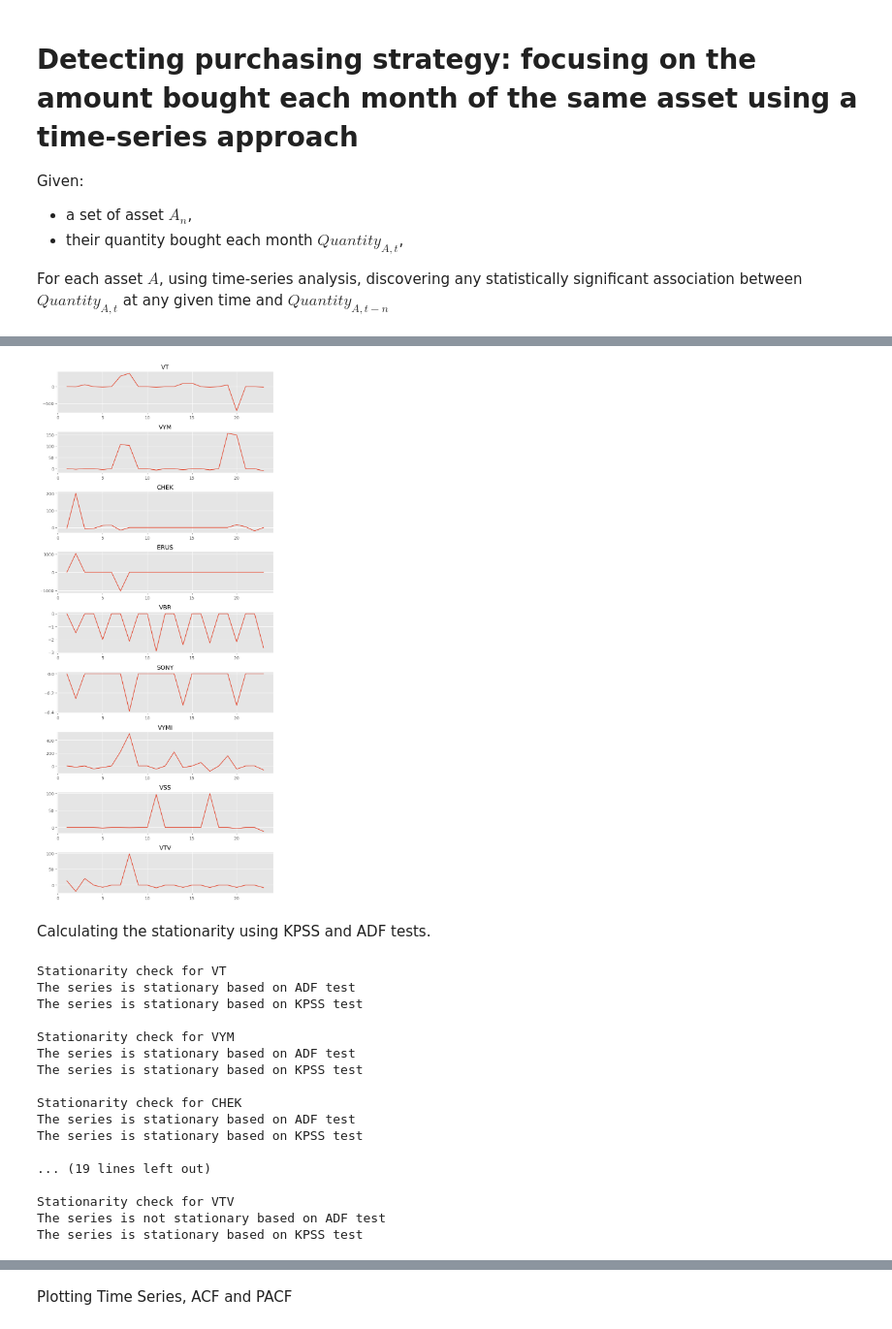
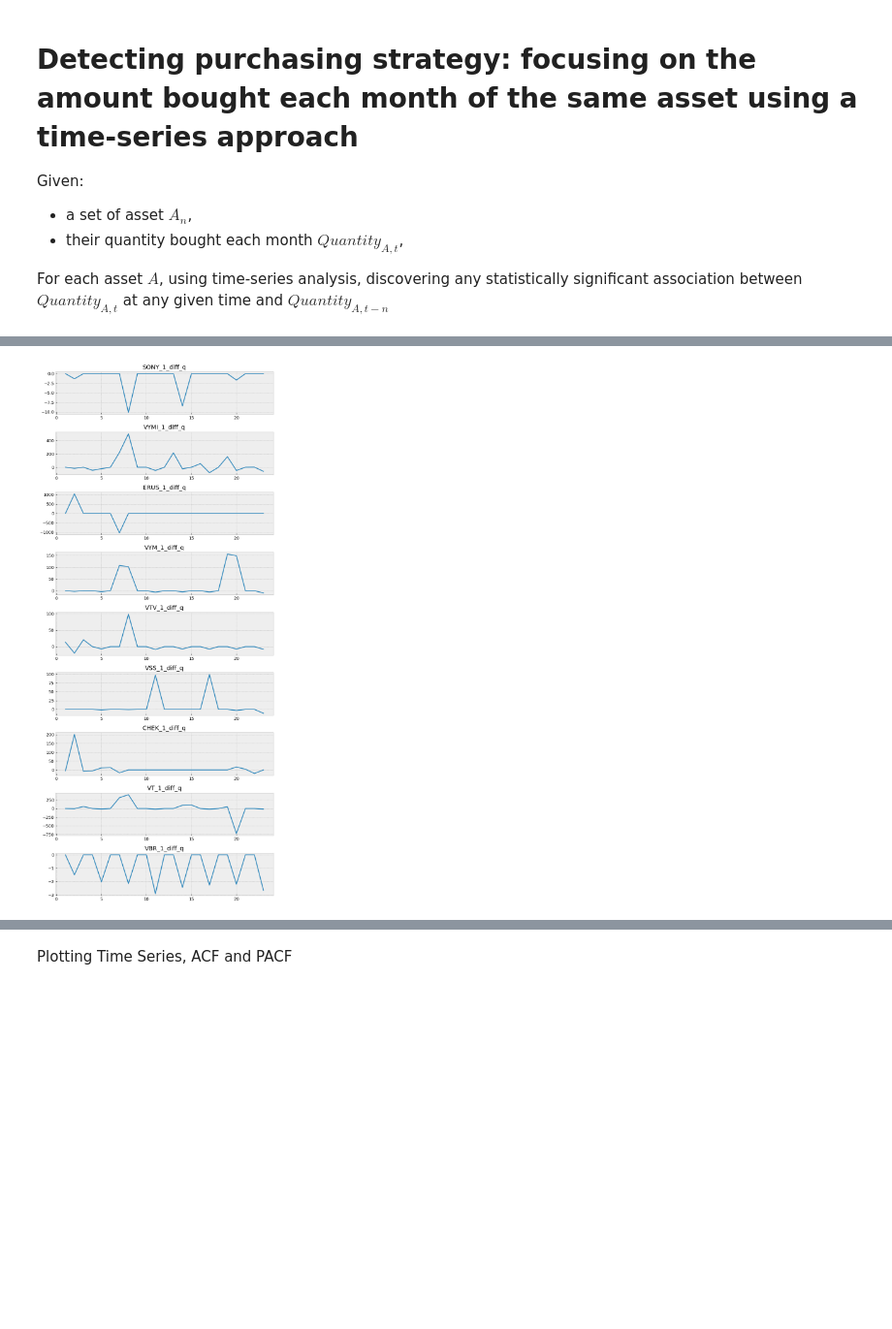
Before and after one commit to vincenzojrs/MrRipStrategyAnalysis, a Jupyter notebook: main.ipynb, the cells around one changed output, grey strips where cells are left out. Shown at 97% size. Cells and saved outputs as stored; diff of their text form; code cells hidden in the pictures; blank space fills up the shorter version.

```diff
--- a/main.ipynb
+++ b/main.ipynb
@@ -333,58 +483,5 @@ Interestingly enough, the couples
 show some visual similarities. However, correlation among different asset will be assessed in a different section
-# %%
-amount_data = amount_data.to_pandas().dropna()
-
-num_columns = len(amount_data.columns)
-fig, axs = plt.subplots(num_columns, 1, figsize=(8, 2 * num_columns))
-
-# Plot each column in a separate subplot
-for i, column in enumerate(amount_data.columns):
-    axs[i].plot(amount_data.index, amount_data[column])
-    axs[i].set_title(f'{column}')
-    axs[i].grid(True)
-
-plt.tight_layout()
-plt.show()
-# %% [output]
-[figure, removed]
-# %% [markdown]
-Calculating the stationarity using KPSS and ADF tests.
-# %%
-def adf_test(dataframe):
-    """
-        Calculating stationarity on each dataframe column using KPSS and ADF tests.
-        Args:
-            dataframe (pandas.Dataframe) : dataframe whose columns are time series and stationarity should be calculated
-        """
-    for column in dataframe.columns:
-        adf_test = adfuller(dataframe[column], autolag="AIC")
-        kpss_test = kpss(dataframe[column], regression="c", nlags="auto")
-        print("Stationarity check for", column)
-        if adf_test[1] < 0.05:
-            print("The series is stationary based on ADF test")
-        else:
-            print("The series is not stationary based on ADF test")
-        if float(kpss_test[1]) < 0.05:
-            print("The series is not stationary based on KPSS test")
-        else:
-            print("The series is stationary based on KPSS test\n")
-
-adf_test(amount_data)
-# %% [output]
-Stationarity check for VT
-The series is stationary based on ADF test
-The series is stationary based on KPSS test
-
-Stationarity check for VYM
-The series is stationary based on ADF test
-The series is stationary based on KPSS test
-
-Stationarity check for CHEK
-The series is stationary based on ADF test
-The series is stationary based on KPSS test
-
-... (19 lines left out)
-
-Stationarity check for VTV
-The series is not stationary based on ADF test
-The series is stationary based on KPSS test
+# %%
+subplotting_dataframe(quantity_change)
+# %% [output]
+[figure, added]
```
Also changed, not shown: parts of 29 cells of this notebook.
